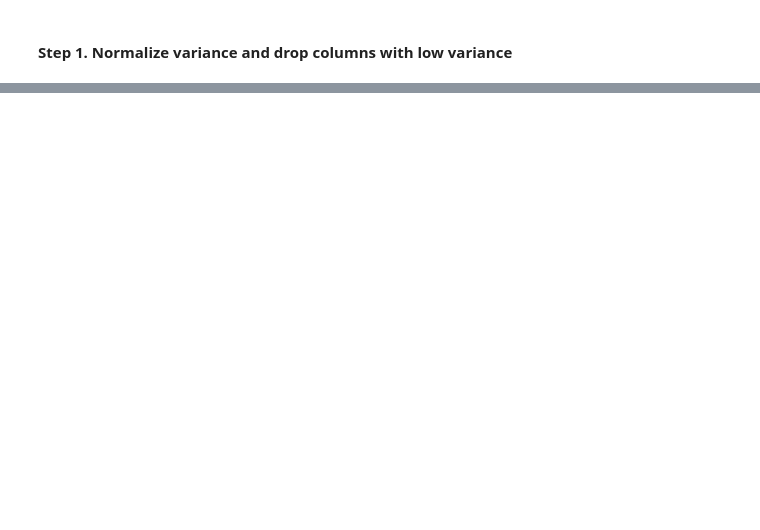
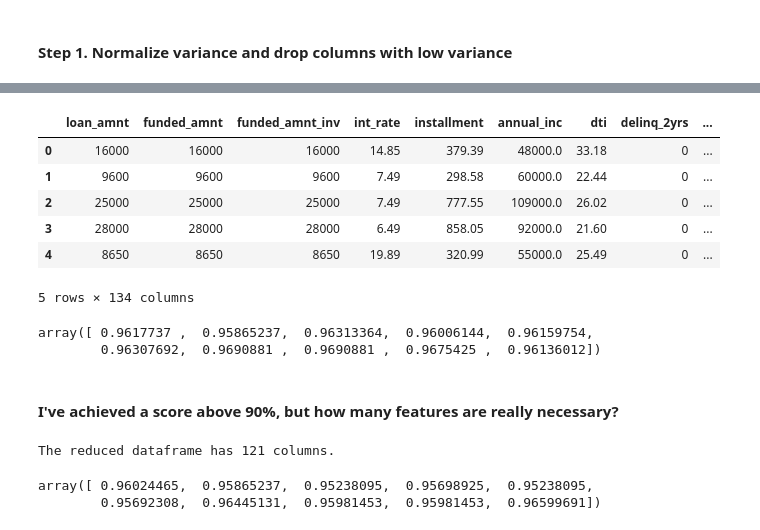
Before and after one commit to msflebedorf/bootcamp, a Jupyter notebook: unit_3/3_2_5_Random_Forest_Guided_Example.ipynb, the cells around one changed output, grey strips where cells are left out. Drawn from its saved outputs; the diff is of its cells as text; code cells hidden in the pictures; blank space fills up the shorter version.

Commit message:
add random forest with pca

```diff
--- a/unit_3/3_2_5_Random_Forest_Guided_Example.ipynb
+++ b/unit_3/3_2_5_Random_Forest_Guided_Example.ipynb
@@ -216,5 +251,0 @@ Name: recent_delinq, dtype: int64
-# %%
-#Use apply to set no_delinq
-#y2015['no_delinq'] = np.where(y2015.mths_since_last_delinq == 0, True, False)
-y2015['no_derog'] = np.where((y2015.mths_since_last_major_derog == 0) | (y2015.mths_since_last_delinq.isnull()), True, False)
-y2015['recent_derog'] = np.where(((y2015.mths_since_last_delinq > 0) & (y2015.mths_since_last_delinq <= 12)), True, False)
@@ -234,3 +270,6 @@ y2015.shape
+# %%
+y = y2015.loan_status
+y2015 = y2015.drop('loan_status', axis = 1)
 # %%
 num_y2015 = pd.DataFrame(y2015.select_dtypes(include=['float64', 'int64']))
 # %%
@@ -250,2 +291,2 @@ writer.save()
 # %%
-#pd.get_dummies(y2015)
+y2015 = pd.get_dummies(y2015)
@@ -251,0 +309,4 @@ writer.save()
+# %%
+keep_cols = y2015.columns.difference(reduced_num_y2015.columns)
+print(keep_cols)
+y2015_new = pd.merge(reduced_num_y2015, y2015[keep_cols], left_index=True, right_index=True, how='outer')
@@ -251,0 +331,48 @@ writer.save()
+# %%
+y2015_new.head()
+# %% [output]
+|  | loan_amnt | funded_amnt | funded_amnt_inv | int_rate | installment | annual_inc | dti | delinq_2yrs | ... |
+| 0 | 16000 | 16000 | 16000 | 14.85 | 379.39 | 48000.0 | 33.18 | 0 | ... |
+| 1 | 9600 | 9600 | 9600 | 7.49 | 298.58 | 60000.0 | 22.44 | 0 | ... |
+| 2 | 25000 | 25000 | 25000 | 7.49 | 777.55 | 109000.0 | 26.02 | 0 | ... |
+| 3 | 28000 | 28000 | 28000 | 6.49 | 858.05 | 92000.0 | 21.60 | 0 | ... |
+| 4 | 8650 | 8650 | 8650 | 19.89 | 320.99 | 55000.0 | 25.49 | 0 | ... |
+5 rows × 134 columns
+# %%
+from sklearn import ensemble
+from sklearn.model_selection import cross_val_score
+
+X = y2015_new
+
+rfc = ensemble.RandomForestClassifier()
+
+cross_val_score(rfc, X, y, cv=10)
+# %% [output]
+array([ 0.9617737 ,  0.95865237,  0.96313364,  0.96006144,  0.96159754,
+        0.96307692,  0.9690881 ,  0.9690881 ,  0.9675425 ,  0.96136012])
+# %% [markdown]
+#### I've achieved a score above 90%, but how many features are really necessary?
+# %%
+# Calculate the correlation matrix and take the absolute value
+corr_matrix = y2015_new.corr().abs()
+
+# Create a True/False mask and apply it
+mask = np.triu(np.ones_like(corr_matrix, dtype=bool))
+y2015_corr = corr_matrix.mask(mask)
+
+# List column names of highly correlated features (r > 0.95)
+to_drop = [c for c in y2015_corr.columns if any(y2015_corr[c] >  0.95)]
+
+# Drop the features in the to_drop list
+y2015_reduced = y2015_new.drop(to_drop, axis=1)
+
+print("The reduced dataframe has {} columns.".format(y2015_reduced.shape[1]))
+# %% [output]
+The reduced dataframe has 121 columns.
+# %%
+X = y2015_reduced
+
+cross_val_score(rfc, X, y, cv=10)
+# %% [output]
+array([ 0.96024465,  0.95865237,  0.95238095,  0.95698925,  0.95238095,
+        0.95692308,  0.96445131,  0.95981453,  0.95981453,  0.96599691])
```
Also changed, not shown: parts of 47 cells of this notebook.
